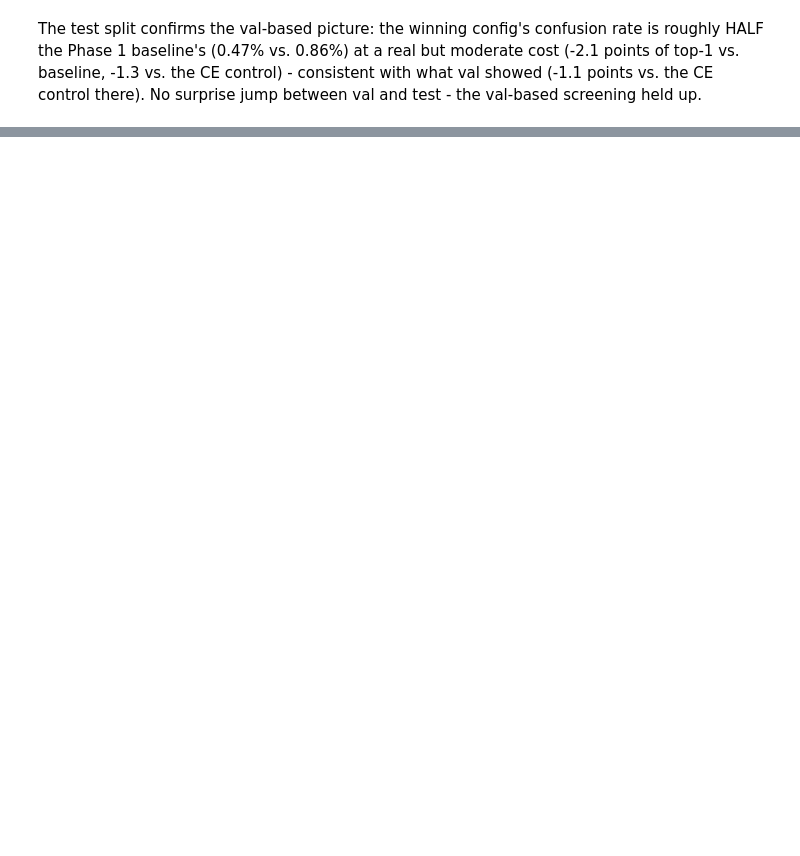
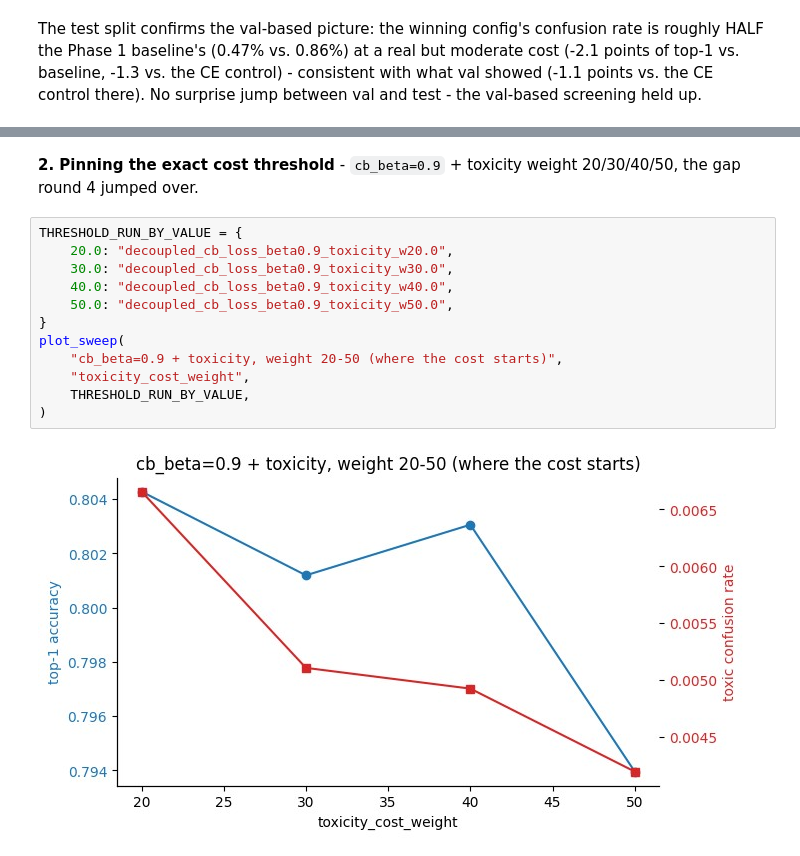
Before and after one commit to carltoast/purr-ceptron, a Jupyter notebook: notebooks/04_decoupled_training_comparison.ipynb, the cells around one changed output, grey strips where cells are left out. Saved outputs shown, nothing was run; the diff lists cells and outputs as text; blank space fills up the shorter version.

```diff
--- a/notebooks/04_decoupled_training_comparison.ipynb
+++ b/notebooks/04_decoupled_training_comparison.ipynb
@@ -624,0 +740,17 @@ between val and test - the val-based screening held up.
+# %% [markdown]
+**2. Pinning the exact cost threshold** - `cb_beta=0.9` +
+toxicity weight 20/30/40/50, the gap round 4 jumped over.
+# %%
+THRESHOLD_RUN_BY_VALUE = {
+    20.0: "decoupled_cb_loss_beta0.9_toxicity_w20.0",
+    30.0: "decoupled_cb_loss_beta0.9_toxicity_w30.0",
+    40.0: "decoupled_cb_loss_beta0.9_toxicity_w40.0",
+    50.0: "decoupled_cb_loss_beta0.9_toxicity_w50.0",
+}
+plot_sweep(
+    "cb_beta=0.9 + toxicity, weight 20-50 (where the cost starts)",
+    "toxicity_cost_weight",
+    THRESHOLD_RUN_BY_VALUE,
+)
+# %% [output]
+[figure, added]
```
Also changed, not shown: parts of 22 cells of this notebook, 6 other files.
